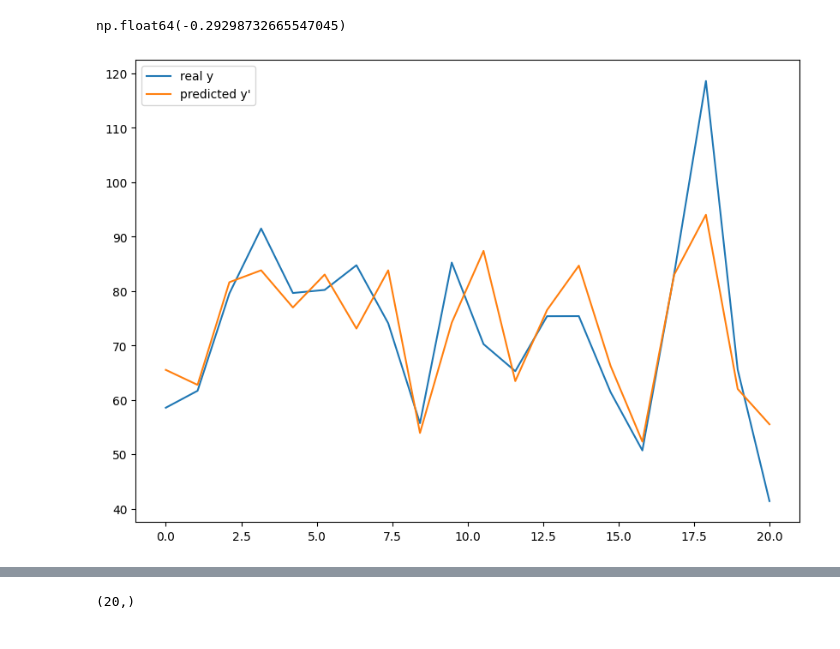
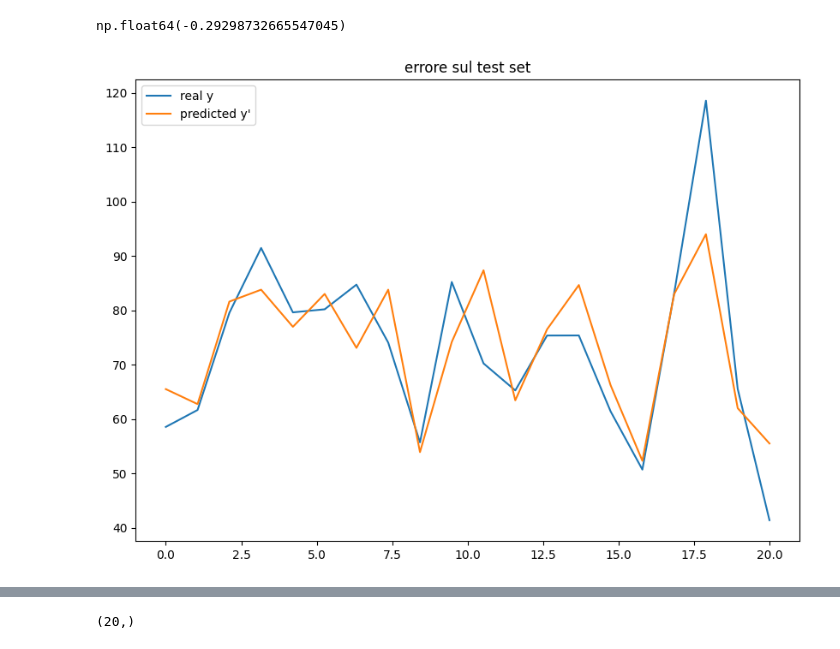
Before and after one commit to Frenz86/IFDM-25, a Jupyter notebook: Less09/02_IntroRegressioneasy.ipynb, the cells around one changed output, grey strips where cells are left out. Saved outputs shown, nothing was run; the diff lists cells and outputs as text; code cells hidden in the pictures.

```diff
--- a/Less09/02_IntroRegressioneasy.ipynb
+++ b/Less09/02_IntroRegressioneasy.ipynb
@@ -412,13 +412,14 @@ np.float64(-0.29298732665547045)
 # %%
 length = y_pred.shape[0] #
 x = np.linspace(0,length,length)
 
 plt.figure(figsize=(10,7))
 plt.plot(x, y_test, label='real y')
 plt.plot(x, y_pred, label="predicted y'")
+plt.title('errore sul test set')
 plt.legend(loc=2);
 # %% [output]
-[figure, old version]
+[figure, new version]
 # %%
 import plotly.graph_objects as go
 
```
Also changed, not shown: parts of 8 cells of this notebook.
